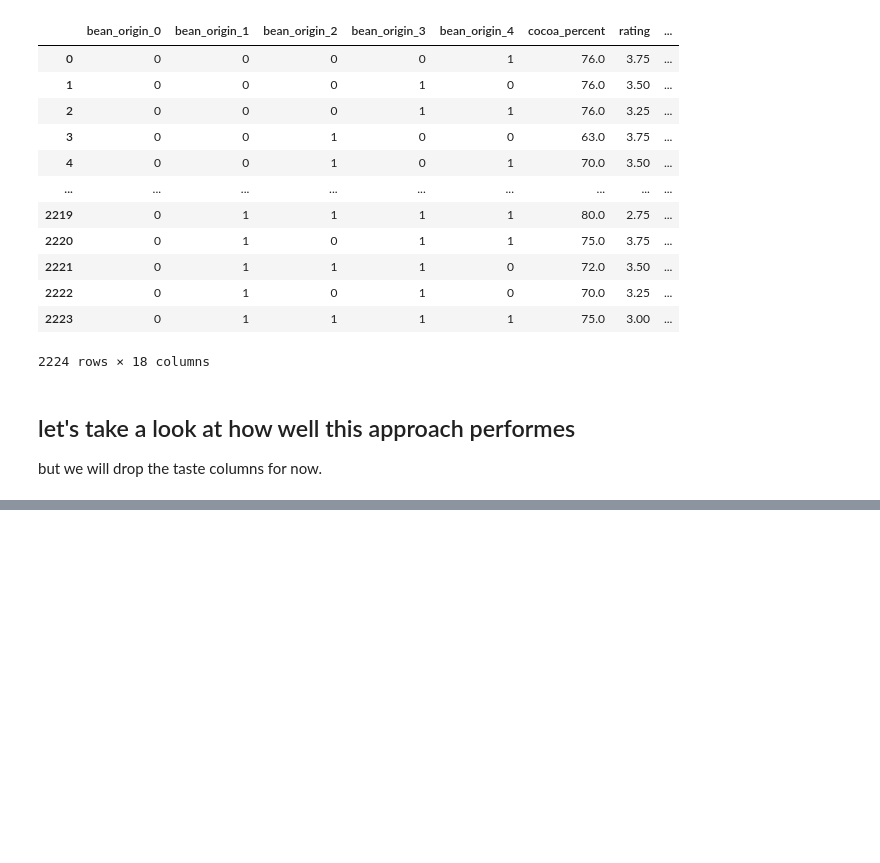
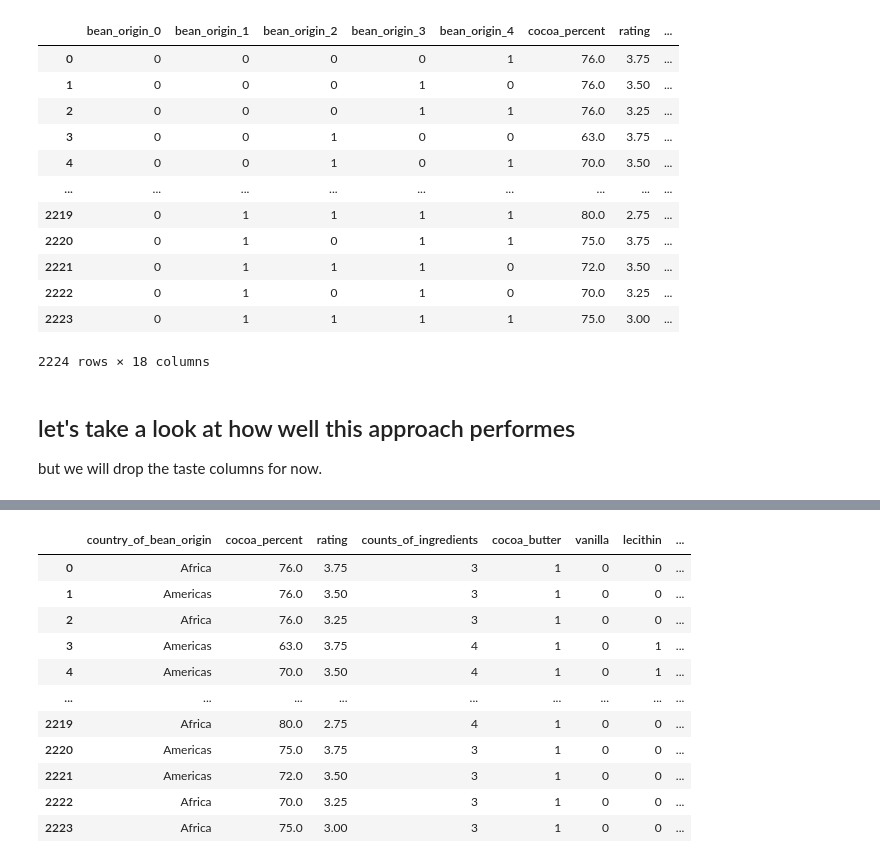
Before and after one commit to mike-tr/IntroToDS_Final, a Jupyter notebook: P3_chocolate.ipynb, the cells around one changed output, grey strips where cells are left out. Drawn from its saved outputs; the diff is of its cells as text; code cells hidden in the pictures; blank space fills up the shorter version.

```diff
--- a/P3_chocolate.ipynb
+++ b/P3_chocolate.ipynb
@@ -510,0 +567,84 @@ lets
+# %%
+from sklearn.base import BaseEstimator, TransformerMixin
+
+country_name_fix = {
+    "Blend" : "Tanzania",
+    "Trinidad" : "Trinidad and Tobago",
+    "U.s.a." : "USA",
+    "Sao tome" : "São Tomé and Príncipe",
+    "Congo" : "Democratic Republic of the Congo",
+    "St. lucia" : "Saint Lucia",
+    "Sao tome & principe" : "São Tomé and Príncipe",
+    "Sumatra" : "Indonesia",
+    "Tobago" : "Trinidad and Tobago",
+    "Bolvia" : "Bolivia",
+    "Principe" : "São Tomé and Príncipe",
+    "Sulawesi" : "Indonesia",
+    "St.vincent-grenadines" : "Saint Vincent and the Grenadines",
+    "Burma" : "India", # for somereason it doesn't know this name
+}
+
+class RegionTransformer(BaseEstimator, TransformerMixin):
+    def __init__(self, column : str, prefix : str = "", log = False):
+        self.log = log
+        self.name_map = {}
+        self.unique = {}
+        self.column = column
+        self.prefix = prefix
+        self.name_map_sub = {}
+    def fit(self, x):
+        r_set, self.name_map, self.name_map_sub, self.unique \
+            = replace_country_name_to_continent(x, self.column, self.prefix, self.log)
+        return self
+    def transform(self, x):
+        df_copy : pd.DataFrame = x.copy()
+        for original_name in df_copy[self.column].value_counts().index:
+            name = original_name
+            if name in country_name_fix:
+                name = country_name_fix[name]
+            country_if = CountryInfo(name)
+            region_n = country_if.region()
+            sub_region_n = country_if.subregion()
+            if region_n in self.unique:
+                self.name_map[original_name] = region_n
+                self.name_map_sub[original_name] = sub_region_n
+                continue
+            else:
+                self.name_map[original_name] = "other"
+                self.name_map_sub[original_name] = "other"
+        df_copy[self.column] = df_copy[self.column].replace(self.name_map)
+        df_copy["sub_" + self.column] = x[self.column].replace(self.name_map_sub)
+        return df_copy
+
+def replace_country_name_to_continent(df_data : pd.DataFrame, column : str, prefix : str, log = False):
+    name_map = {}
+    name_map_sub = {}
+    unique = {}
+    df_copy = df_data.copy()
+    for original_name in df_data[column].value_counts().index:
+        name = original_name
+        if name in country_name_fix:
+            name = country_name_fix[name]
+        country_if = CountryInfo(name)
+        region_n = country_if.region()
+        sub_region_n = country_if.subregion()
+        name_map[original_name] = region_n
+        name_map_sub[original_name] = sub_region_n
+        if region_n in unique:
+            unique[region_n] += 1
+        else:
+            unique[region_n] = 1
+    # for region, freq in unique.items():
+    #     print(region, freq)
+    df_copy[column] = df_data[column].replace(name_map)
+    df_copy["sub_" + column] = df_data[column].replace(name_map_sub)
+    if log:
+        print(df_copy[column].value_counts())
+    return df_copy, name_map, name_map_sub, unique
+        #print(name, country_if.region(), country_if.subregion())
+
+region_t = RegionTransformer("country_of_bean_origin", prefix="", log=True)
+chocolate_no_taste = chocolate_n2.iloc[:,:-4]
+chocolate_no_taste = region_t.fit_transform(chocolate_no_taste)
+chocolate_no_taste
+# %% [output]
@@ -510,0 +656,12 @@ lets
+|  | country_of_bean_origin | cocoa_percent | rating | counts_of_ingredients | cocoa_butter | vanilla | lecithin | ... |
+| 0 | Africa | 76.0 | 3.75 | 3 | 1 | 0 | 0 | ... |
+| 1 | Americas | 76.0 | 3.50 | 3 | 1 | 0 | 0 | ... |
+| 2 | Africa | 76.0 | 3.25 | 3 | 1 | 0 | 0 | ... |
+| 3 | Americas | 63.0 | 3.75 | 4 | 1 | 0 | 1 | ... |
+| 4 | Americas | 70.0 | 3.50 | 4 | 1 | 0 | 1 | ... |
+| ... | ... | ... | ... | ... | ... | ... | ... | ... |
+| 2219 | Africa | 80.0 | 2.75 | 4 | 1 | 0 | 0 | ... |
+| 2220 | Americas | 75.0 | 3.75 | 3 | 1 | 0 | 0 | ... |
+| 2221 | Americas | 72.0 | 3.50 | 3 | 1 | 0 | 0 | ... |
+| 2222 | Africa | 70.0 | 3.25 | 3 | 1 | 0 | 0 | ... |
+| 2223 | Africa | 75.0 | 3.00 | 3 | 1 | 0 | 0 | ... |
```
Also changed, not shown: parts of 30 cells of this notebook, 2 other files.
